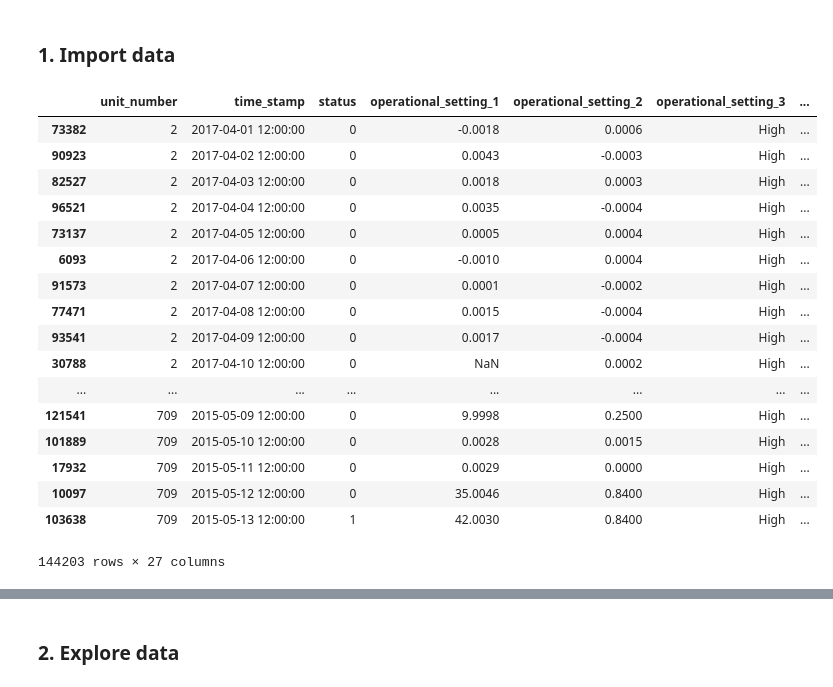
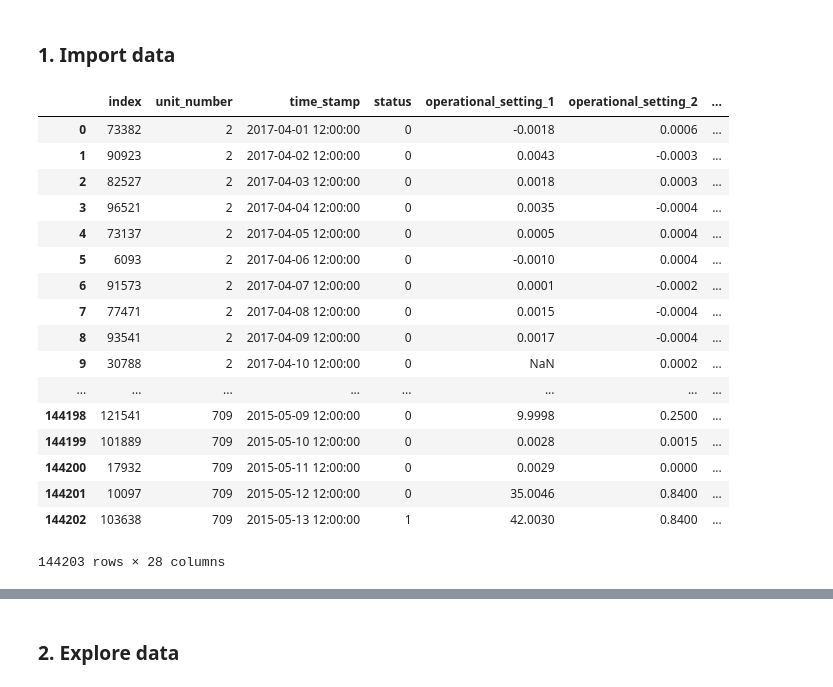
Before and after one commit to prakash-murugesan/CodeChallenge, a Jupyter notebook: CodingChallenge/Machine Learning/MachineLearningChallengeWorkingCopy.ipynb, the cells around one changed output, grey strips where cells are left out. Cells and saved outputs as stored; diff of their text form; code cells hidden in the pictures.

```diff
--- a/CodingChallenge/Machine Learning/MachineLearningChallengeWorkingCopy.ipynb
+++ b/CodingChallenge/Machine Learning/MachineLearningChallengeWorkingCopy.ipynb
@@ -88,24 +88,24 @@ df_X
 # %% [markdown]
 ### 1. Import data
 # %%
-df = pd.read_csv("predictive_maintenance_dataset.csv").sort_values(by = ['unit_number', 'time_stamp'])
+df = pd.read_csv("predictive_maintenance_dataset.csv").sort_values(by = ['unit_number', 'time_stamp'], ascending = True).reset_index()
 df
 # %% [output]
-|  | unit_number | time_stamp | status | operational_setting_1 | operational_setting_2 | operational_setting_3 | ... |
-| 73382 | 2 | 2017-04-01 12:00:00 | 0 | -0.0018 | 0.0006 | High | ... |
-| 90923 | 2 | 2017-04-02 12:00:00 | 0 | 0.0043 | -0.0003 | High | ... |
-| 82527 | 2 | 2017-04-03 12:00:00 | 0 | 0.0018 | 0.0003 | High | ... |
-| 96521 | 2 | 2017-04-04 12:00:00 | 0 | 0.0035 | -0.0004 | High | ... |
-| 73137 | 2 | 2017-04-05 12:00:00 | 0 | 0.0005 | 0.0004 | High | ... |
-| 6093 | 2 | 2017-04-06 12:00:00 | 0 | -0.0010 | 0.0004 | High | ... |
-| 91573 | 2 | 2017-04-07 12:00:00 | 0 | 0.0001 | -0.0002 | High | ... |
-| 77471 | 2 | 2017-04-08 12:00:00 | 0 | 0.0015 | -0.0004 | High | ... |
-| 93541 | 2 | 2017-04-09 12:00:00 | 0 | 0.0017 | -0.0004 | High | ... |
-| 30788 | 2 | 2017-04-10 12:00:00 | 0 | NaN | 0.0002 | High | ... |
+|  | index | unit_number | time_stamp | status | operational_setting_1 | operational_setting_2 | ... |
+| 0 | 73382 | 2 | 2017-04-01 12:00:00 | 0 | -0.0018 | 0.0006 | ... |
+| 1 | 90923 | 2 | 2017-04-02 12:00:00 | 0 | 0.0043 | -0.0003 | ... |
+| 2 | 82527 | 2 | 2017-04-03 12:00:00 | 0 | 0.0018 | 0.0003 | ... |
+| 3 | 96521 | 2 | 2017-04-04 12:00:00 | 0 | 0.0035 | -0.0004 | ... |
+| 4 | 73137 | 2 | 2017-04-05 12:00:00 | 0 | 0.0005 | 0.0004 | ... |
+| 5 | 6093 | 2 | 2017-04-06 12:00:00 | 0 | -0.0010 | 0.0004 | ... |
+| 6 | 91573 | 2 | 2017-04-07 12:00:00 | 0 | 0.0001 | -0.0002 | ... |
+| 7 | 77471 | 2 | 2017-04-08 12:00:00 | 0 | 0.0015 | -0.0004 | ... |
+| 8 | 93541 | 2 | 2017-04-09 12:00:00 | 0 | 0.0017 | -0.0004 | ... |
+| 9 | 30788 | 2 | 2017-04-10 12:00:00 | 0 | NaN | 0.0002 | ... |
 | ... | ... | ... | ... | ... | ... | ... | ... |
-| 121541 | 709 | 2015-05-09 12:00:00 | 0 | 9.9998 | 0.2500 | High | ... |
-| 101889 | 709 | 2015-05-10 12:00:00 | 0 | 0.0028 | 0.0015 | High | ... |
-| 17932 | 709 | 2015-05-11 12:00:00 | 0 | 0.0029 | 0.0000 | High | ... |
-| 10097 | 709 | 2015-05-12 12:00:00 | 0 | 35.0046 | 0.8400 | High | ... |
-| 103638 | 709 | 2015-05-13 12:00:00 | 1 | 42.0030 | 0.8400 | High | ... |
+| 144198 | 121541 | 709 | 2015-05-09 12:00:00 | 0 | 9.9998 | 0.2500 | ... |
+| 144199 | 101889 | 709 | 2015-05-10 12:00:00 | 0 | 0.0028 | 0.0015 | ... |
+| 144200 | 17932 | 709 | 2015-05-11 12:00:00 | 0 | 0.0029 | 0.0000 | ... |
+| 144201 | 10097 | 709 | 2015-05-12 12:00:00 | 0 | 35.0046 | 0.8400 | ... |
+| 144202 | 103638 | 709 | 2015-05-13 12:00:00 | 1 | 42.0030 | 0.8400 | ... |
-144203 rows × 27 columns
+144203 rows × 28 columns
```
Also changed, not shown: parts of 22 cells of this notebook, 1 other file.
